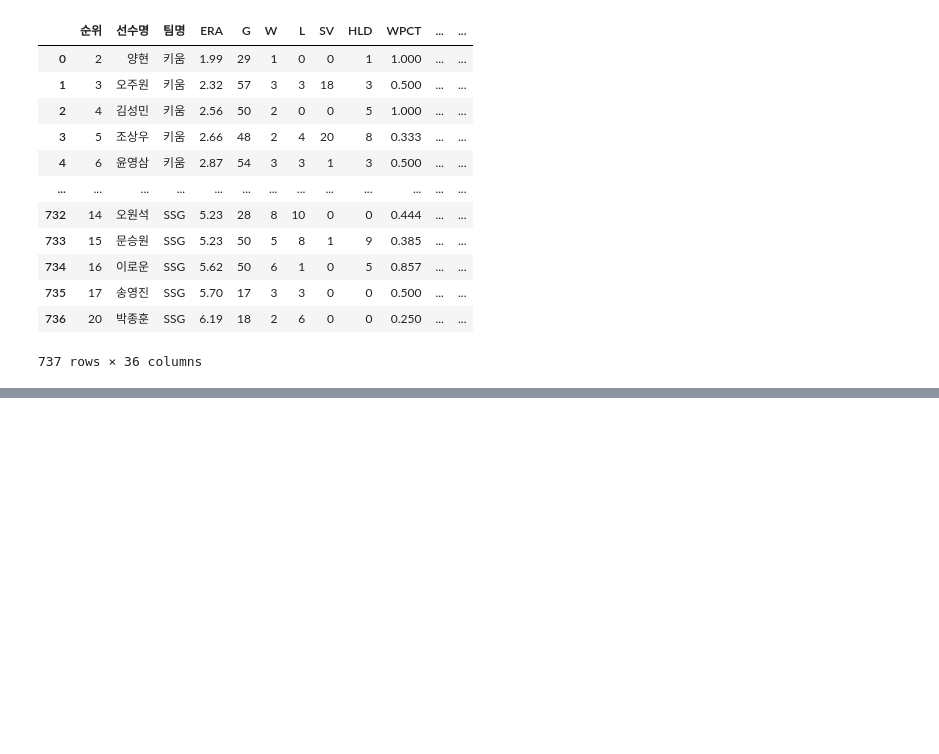
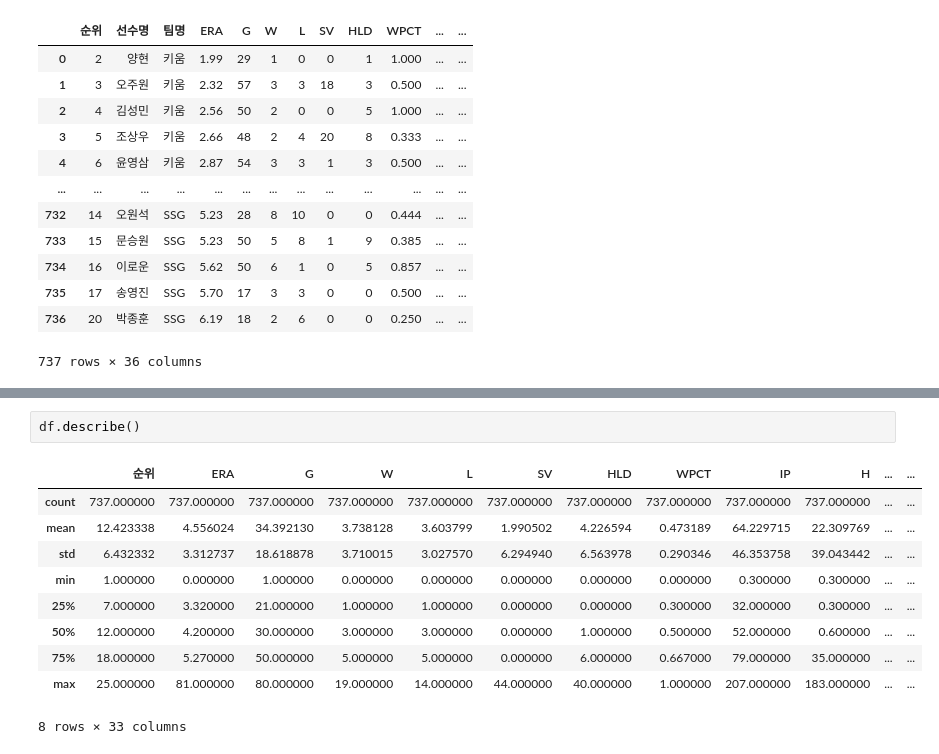
Before and after one commit to jayiuk/mid_project, a Jupyter notebook: EDA.ipynb, the cells around one changed output, grey strips where cells are left out. Cells and saved outputs as stored; diff of their text form; blank space fills up the shorter version.

```diff
--- a/EDA.ipynb
+++ b/EDA.ipynb
@@ -21,0 +75,13 @@ df
+# %%
+df.describe()
+# %% [output]
+|  | 순위 | ERA | G | W | L | SV | HLD | WPCT | IP | H | ... | ... |
+| count | 737.000000 | 737.000000 | 737.000000 | 737.000000 | 737.000000 | 737.000000 | 737.000000 | 737.000000 | 737.000000 | 737.000000 | ... | ... |
+| mean | 12.423338 | 4.556024 | 34.392130 | 3.738128 | 3.603799 | 1.990502 | 4.226594 | 0.473189 | 64.229715 | 22.309769 | ... | ... |
+| std | 6.432332 | 3.312737 | 18.618878 | 3.710015 | 3.027570 | 6.294940 | 6.563978 | 0.290346 | 46.353758 | 39.043442 | ... | ... |
+| min | 1.000000 | 0.000000 | 1.000000 | 0.000000 | 0.000000 | 0.000000 | 0.000000 | 0.000000 | 0.300000 | 0.300000 | ... | ... |
+| 25% | 7.000000 | 3.320000 | 21.000000 | 1.000000 | 1.000000 | 0.000000 | 0.000000 | 0.300000 | 32.000000 | 0.300000 | ... | ... |
+| 50% | 12.000000 | 4.200000 | 30.000000 | 3.000000 | 3.000000 | 0.000000 | 1.000000 | 0.500000 | 52.000000 | 0.600000 | ... | ... |
+| 75% | 18.000000 | 5.270000 | 50.000000 | 5.000000 | 5.000000 | 0.000000 | 6.000000 | 0.667000 | 79.000000 | 35.000000 | ... | ... |
+| max | 25.000000 | 81.000000 | 80.000000 | 19.000000 | 14.000000 | 44.000000 | 40.000000 | 1.000000 | 207.000000 | 183.000000 | ... | ... |
+8 rows × 33 columns
```
Also changed, not shown: parts of 8 cells of this notebook.
